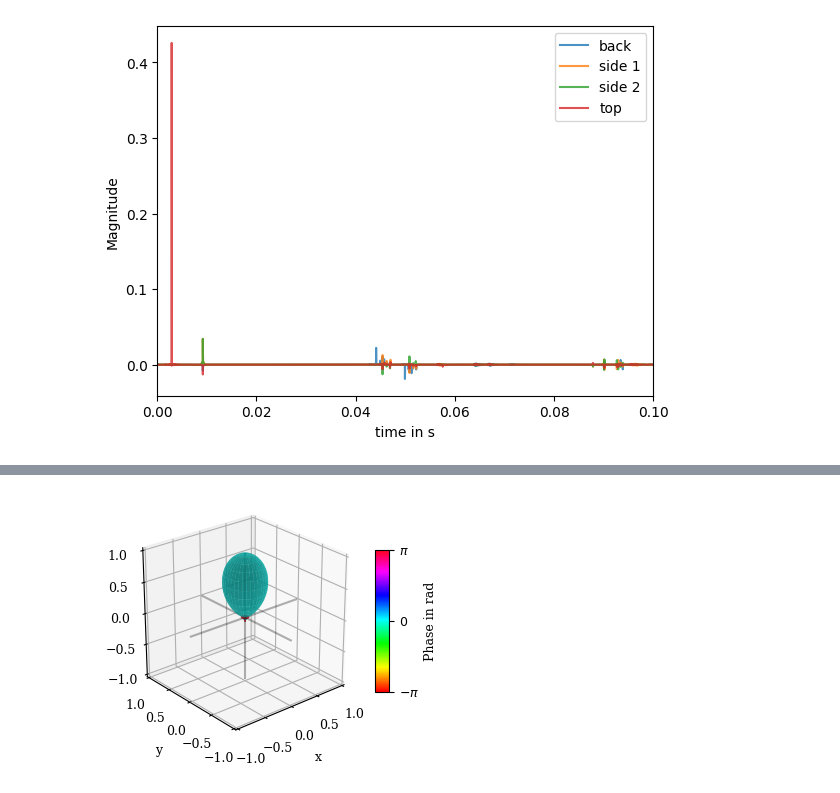
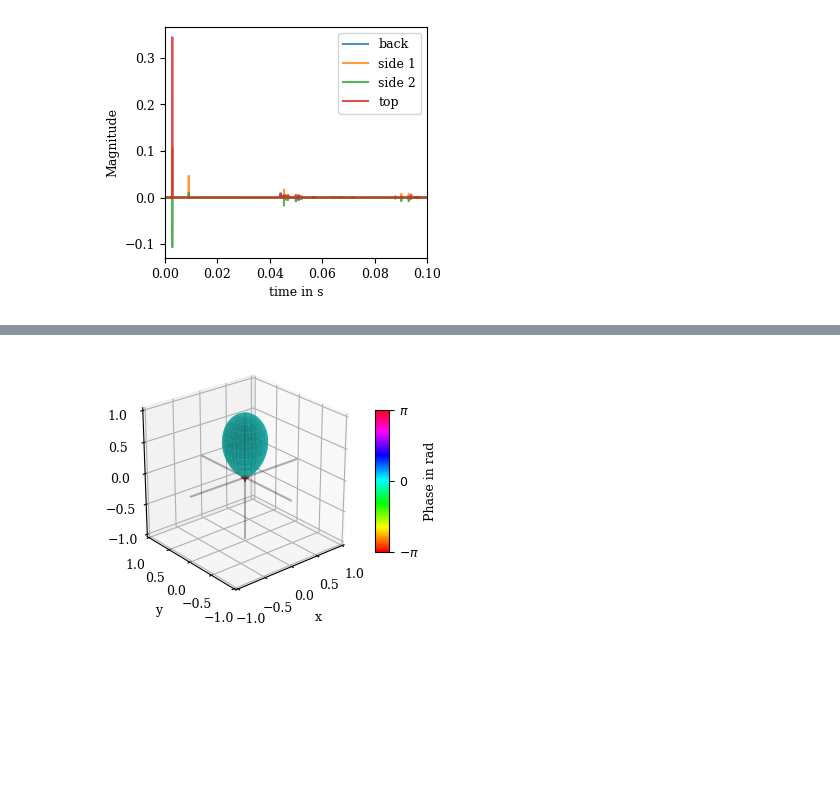
Before and after one commit to Floloffel/VAR-Project, a Jupyter notebook: Private testing/Avijah/beam_pattern.ipynb, the cells around one changed output, grey strips where cells are left out. Cells and saved outputs as stored; diff of their text form; code cells hidden in the pictures; blank space fills up the shorter version.

Commit message:
ändern beamformer beamforming

```diff
--- a/Private testing/Avijah/beam_pattern.ipynb
+++ b/Private testing/Avijah/beam_pattern.ipynb
@@ -8,7 +8,7 @@ import glob
 # INPUT
 
 # defining Parameters
-N_sph = 2 # Ambisonics order
+N_sph = 3 # Ambisonics order
 fs = 44100 #??
 
 # input signal
@@ -19,38 +19,38 @@ in_path = glob.glob(file_path + '*.wav')
 in_file= spa.io.load_audio(in_path, fs)
 in_sig = in_file.get_signals()
 
-in_sig = in_sig[0:9,:]
+in_sig = in_sig[0:(N_sph+1)**2,:]
 # %%
 # defining steering directions of the beampattern
-vec = np.array([[-1,0,0],[0,-1,0],[0,1,0],[0,0,1]]) #back, left, right, top
+vec = np.array([[0,0,1],[1,0,0],[0,-1,0],[0,1,0],[-1,0,0],[0,0,-1]]) #top, front, left, right, back, bottom
 
 # conversion of vec: [x,y,z] to dir: [azi, zen]
 dirs = spa.utils.vec2dir(vec)
 
 azi_steer = dirs[:,0]
 zen_steer = dirs[:,1]
 
-w_nm = spa.parsa.sh_beamformer_from_pattern('max_rE', N_sph,
+w_nm = spa.parsa.sh_beamformer_from_pattern('hypercardioid', N_sph,
                                           azi_steer, zen_steer)
 x_nm = in_sig
 y = spa.parsa.sh_beamform(w_nm, x_nm)
 
 t = np.arange(len(y[0,:]))/fs
 
 #back, left, right, top
 fig, ax = plt.subplots()
-ax.plot(t, y[0,:], label = 'back', alpha=0.8)
-ax.plot(t, y[1,:], label = 'side 1', alpha= 0.8)
-ax.plot(t, y[2,:], label = 'side 2', alpha=0.8)
-ax.plot(t, y[3,:], label = 'top', alpha=0.8)
+ax.plot(t, y[4,:], label = 'back', alpha=0.8)
+ax.plot(t, y[2,:], label = 'side 1', alpha= 0.8)
+ax.plot(t, y[3,:], label = 'side 2', alpha=0.8)
+ax.plot(t, y[0,:], label = 'top', alpha=0.8)
 
 plt.xlim(0,0.1)
 plt.xlabel('time in s')
 plt.ylabel('Magnitude')
 plt.legend()
 plt.show()
 # %% [output]
-[figure, old version]
+[figure, new version]
 # %%
 # find sample with max amplitude for IR start
 #max_sample = np.max(in_sig, axis= 1)
```
Also changed, not shown: parts of 2 cells of this notebook, 1 other file.
